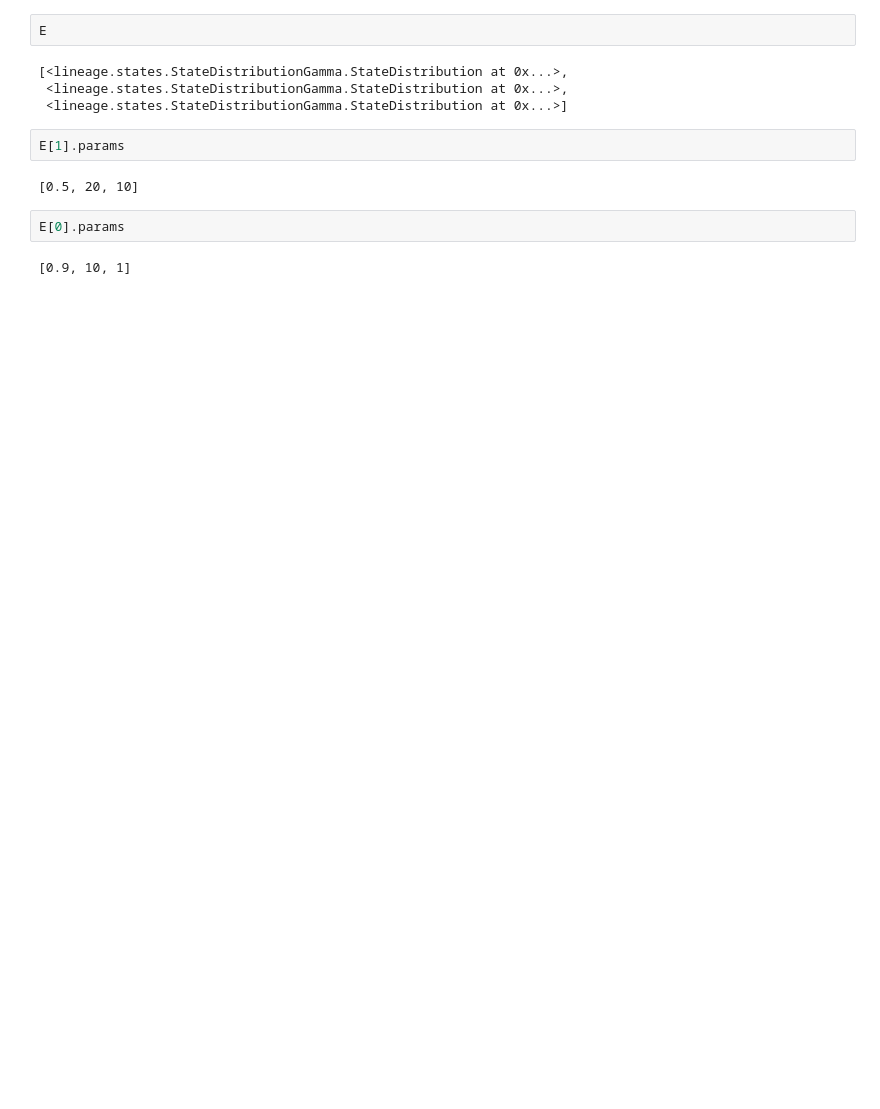
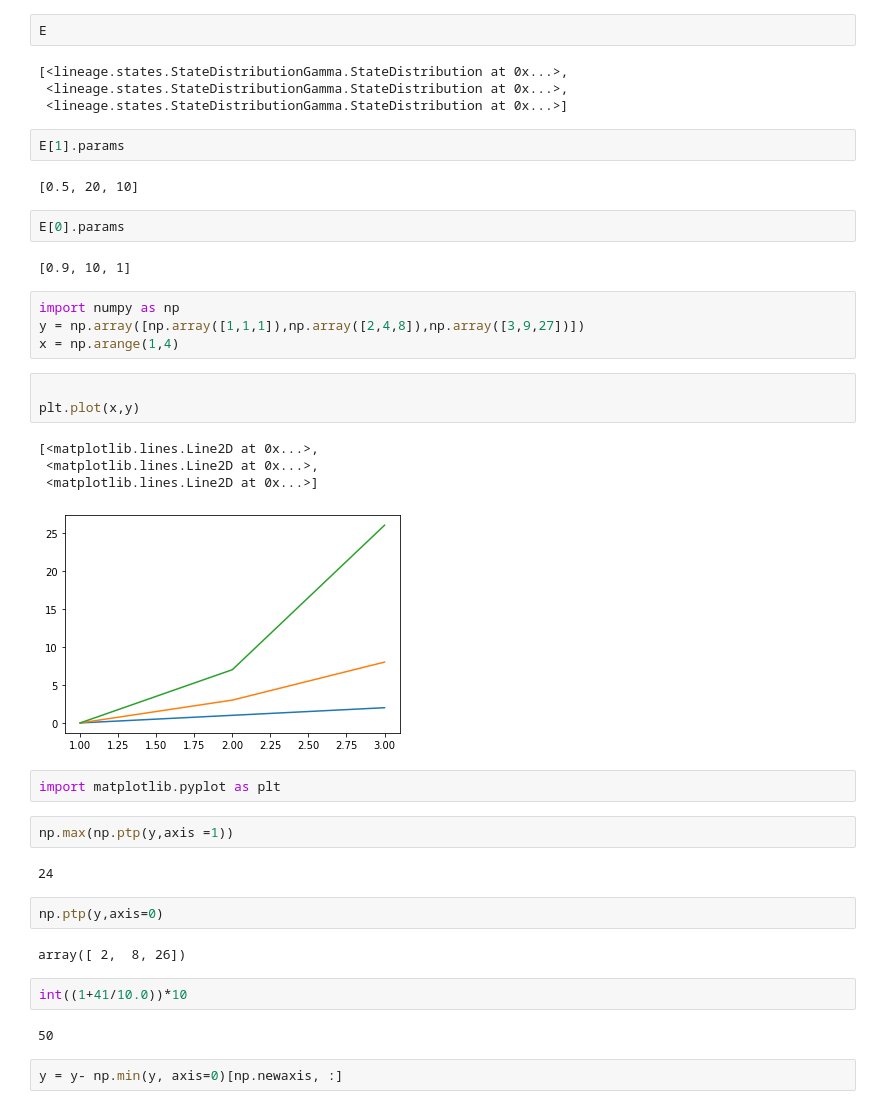
Before and after one commit to meyer-lab/tHMM, a Jupyter notebook: notebooks/AIC testing.ipynb, the cells around one changed output. Drawn from its saved outputs; the diff is of its cells as text; blank space fills up the shorter version.

```diff
--- a/notebooks/AIC testing.ipynb
+++ b/notebooks/AIC testing.ipynb
@@ -222,3 +224,31 @@ E[1].params
 E[0].params
 # %% [output]
 [0.9, 10, 1]
+# %%
+import numpy as np
+y = np.array([np.array([1,1,1]),np.array([2,4,8]),np.array([3,9,27])])
+x = np.arange(1,4)
+# %%
+
+plt.plot(x,y)
+# %% [output]
+[<matplotlib.lines.Line2D at 0x...>,
+ <matplotlib.lines.Line2D at 0x...>,
+ <matplotlib.lines.Line2D at 0x...>]
+[figure, added]
+# %%
+import matplotlib.pyplot as plt
+# %%
+np.max(np.ptp(y,axis =1))
+# %% [output]
+24
+# %%
+np.ptp(y,axis=0)
+# %% [output]
+array([ 2,  8, 26])
+# %%
+int((1+41/10.0))*10
+# %% [output]
+50
+# %%
+y = y- np.min(y, axis=0)[np.newaxis, :]
```
Also changed, not shown: parts of 5 cells of this notebook, 3 other files.
